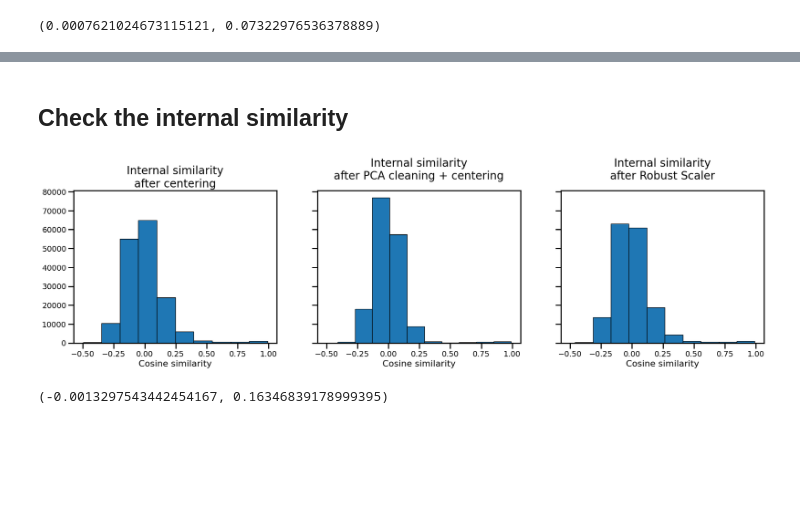
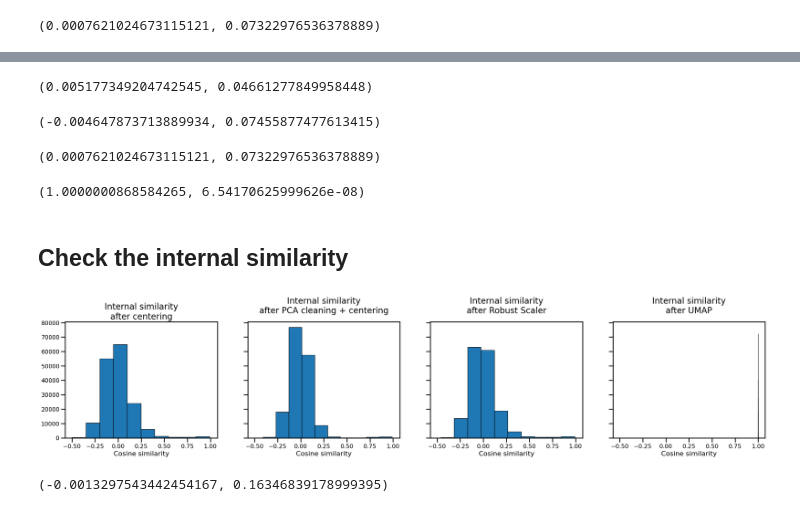
Before and after one commit to fabiosaracco/sdg_repos_advanced, a Jupyter notebook: 1_0_postprocessing.ipynb, the cells around one changed output, grey strips where cells are left out. Cells and saved outputs as stored; diff of their text form; code cells hidden in the pictures; blank space fills up the shorter version.

```diff
--- a/1_0_postprocessing.ipynb
+++ b/1_0_postprocessing.ipynb
@@ -320,0 +412,2 @@ np.mean(rs_cos_sims_w), np.std(rs_cos_sims_w)
+# %%
+umap_allvecs=reducer.transform(normalized_allvecs)
@@ -320,0 +416,9 @@ np.mean(rs_cos_sims_w), np.std(rs_cos_sims_w)
+# %%
+umap_wittenvec=reducer.transform([normalized_wittenvec])
+umap_wittenvec=umap_wittenvec[0]
+# %%
+umap_cos_sims_w=np.zeros(len(vecfiles))
+for i, vecfile in enumerate(tqdm(vecfiles)):
+    cos_sim=float(util.cos_sim(umap_wittenvec, umap_allvecs[i]))
+    #print(f'{vecfile:})\tcos={cos_sim:.3f}')
+    umap_cos_sims_w[i]=cos_sim
@@ -321,2 +447,18 @@ np.mean(rs_cos_sims_w), np.std(rs_cos_sims_w)
+# %%
+np.mean(cos_sims), np.std(cos_sims)
+# %% [output]
+(0.005177349204742545, 0.04661277849958448)
+# %%
+np.mean(pca_cos_sims_w), np.std(pca_cos_sims_w)
+# %% [output]
+(-0.004647873713889934, 0.07455877477613415)
+# %%
+np.mean(rs_cos_sims_w), np.std(rs_cos_sims_w)
+# %% [output]
+(0.0007621024673115121, 0.07322976536378889)
+# %%
+np.mean(umap_cos_sims_w), np.std(umap_cos_sims_w)
+# %% [output]
+(1.0000000868584265, 6.54170625999626e-08)
 # %% [markdown]
 ## Check the internal similarity
@@ -332,28 +466,35 @@ def abtt(vec, mean_vec, U):
 nmv_cs=[]
 abtt_cs=[]
 rs_cs=[]
+umap_cs=[]
 for i in trange(len(no_mean_vecs)):
     for j in range(i+1, len(no_mean_vecs)):
         nmv_cs.append(float(util.cos_sim(no_mean_vecs[i], no_mean_vecs[j])))
         abtt_cs.append(float(util.cos_sim(no_mean_vecs_debiased[i], no_mean_vecs_debiased[j])))
         rs_cs.append(float(util.cos_sim(rs_allvecs[i], rs_allvecs[j])))
+        umap_cs.append(float(util.cos_sim(umap_allvecs[i], umap_allvecs[j])))
 # %%
-fig, axs=plt.subplots(1,3,sharex=True, sharey=True, figsize=(22.5, 5))
+fig, axs=plt.subplots(1,4,sharex=True, sharey=True, figsize=(30, 5))
 
 axs[0].hist(nmv_cs, edgecolor='black')
 axs[0].set_title('Internal similarity\nafter centering', fontsize=20)
 axs[0].set_xlabel('Cosine similarity', fontsize=16)
 
 axs[1].hist(abtt_cs, edgecolor='black')
 axs[1].set_title('Internal similarity\nafter PCA cleaning + centering', fontsize=20, y=1.05)
 axs[1].set_xlabel('Cosine similarity', fontsize=16)
 
 axs[2].hist(rs_cs, edgecolor='black')
 axs[2].set_title('Internal similarity\nafter Robust Scaler', fontsize=20, y=1.05)
 axs[2].set_xlabel('Cosine similarity', fontsize=16)
+
+axs[3].hist(umap_cs, edgecolor='black')
+axs[3].set_title('Internal similarity\nafter UMAP', fontsize=20, y=1.05)
+axs[3].set_xlabel('Cosine similarity', fontsize=16)
+
 plt.show()
 # %% [output]
-[figure, old version]
+[figure, new version]
 # %%
 np.mean(nmv_cs), np.std(nmv_cs)
 # %% [output]
```
Also changed, not shown: parts of 37 cells of this notebook, 3 other files.
